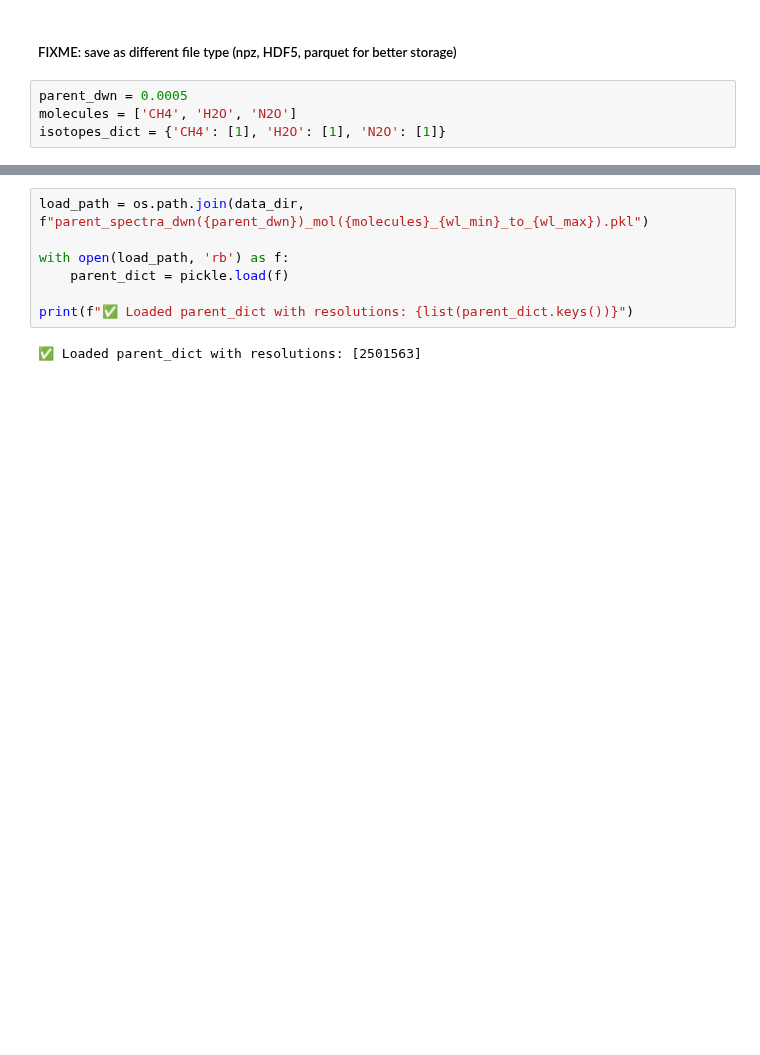
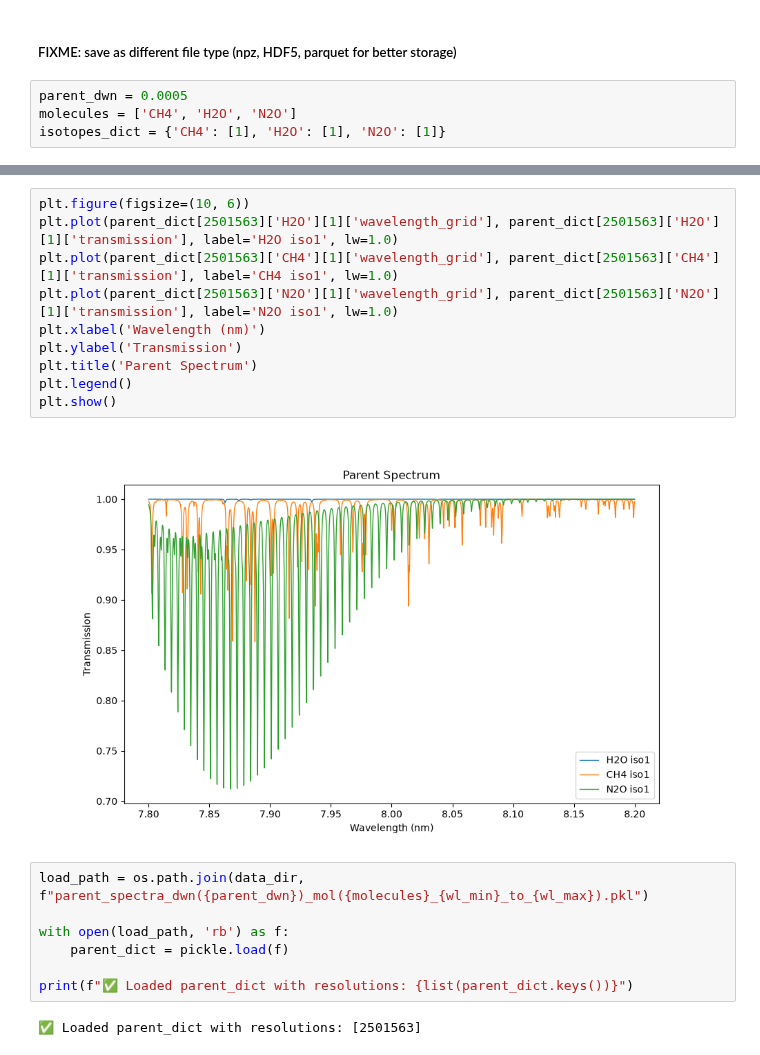
Before and after one commit to zanecollins/sgl_science_case, a Jupyter notebook: sgl_science_case/notebooks/summer_26_isotope_tests_cc.ipynb, the cells around one changed output, grey strips where cells are left out. Drawn from its saved outputs; the diff is of its cells as text; blank space fills up the shorter version.

```diff
--- a/sgl_science_case/notebooks/summer_26_isotope_tests_cc.ipynb
+++ b/sgl_science_case/notebooks/summer_26_isotope_tests_cc.ipynb
@@ -679,3 +695,15 @@ isotopes_dict = {'CH4': [1], 'H2O': [1], 'N2O': [1]}
+# %%
+plt.figure(figsize=(10, 6))
+plt.plot(parent_dict[2501563]['H2O'][1]['wavelength_grid'], parent_dict[2501563]['H2O'][1]['transmission'], label='H2O iso1', lw=1.0)
+plt.plot(parent_dict[2501563]['CH4'][1]['wavelength_grid'], parent_dict[2501563]['CH4'][1]['transmission'], label='CH4 iso1', lw=1.0)
+plt.plot(parent_dict[2501563]['N2O'][1]['wavelength_grid'], parent_dict[2501563]['N2O'][1]['transmission'], label='N2O iso1', lw=1.0)
+plt.xlabel('Wavelength (nm)')
+plt.ylabel('Transmission')
+plt.title('Parent Spectrum')
+plt.legend()
+plt.show()
+# %% [output]
+[figure, added]
 # %%
 load_path = os.path.join(data_dir, f"parent_spectra_dwn({parent_dwn})_mol({molecules}_{wl_min}_to_{wl_max}).pkl")
 
```
Also changed, not shown: parts of 7 cells of this notebook.
